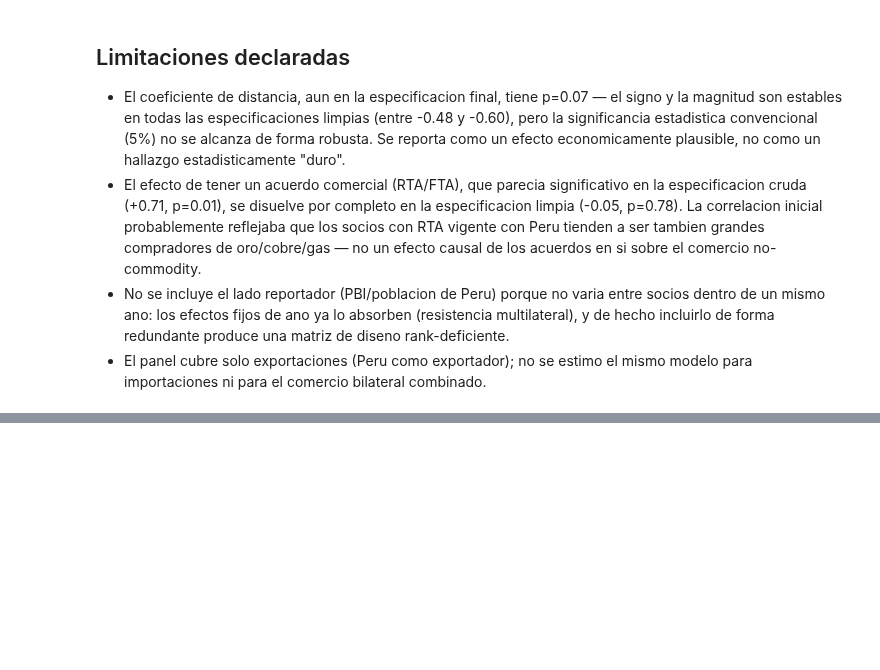
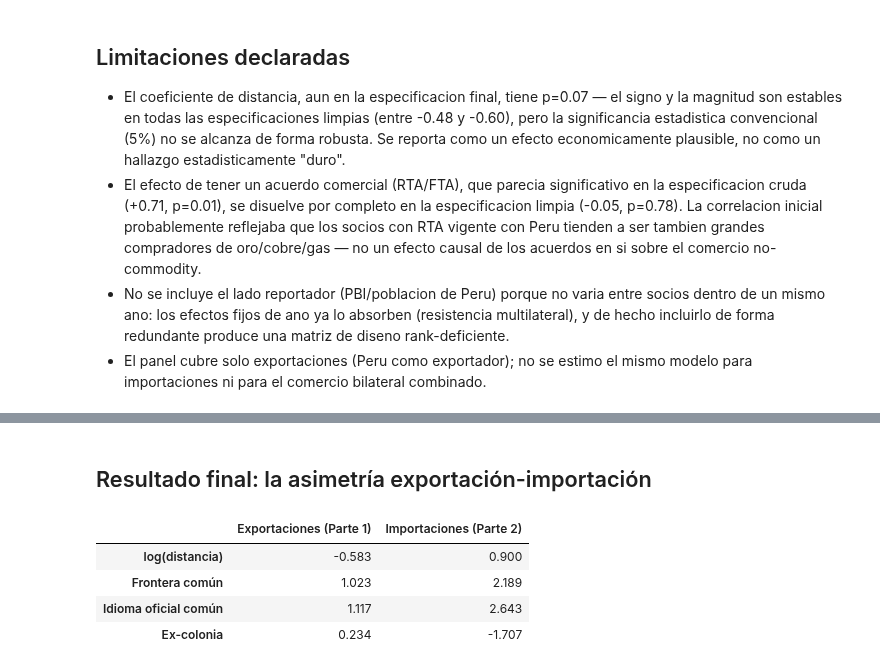
Before and after one commit to Treevu-ai/appsperu, a Jupyter notebook: investigaciones/gravedad-comercio-bilateral-peru/notebook/gravedad_comercio_peru.ipynb, the cells around one changed output, grey strips where cells are left out. Saved outputs shown, nothing was run; the diff lists cells and outputs as text; code cells hidden in the pictures; blank space fills up the shorter version.

```diff
--- a/investigaciones/gravedad-comercio-bilateral-peru/notebook/gravedad_comercio_peru.ipynb
+++ b/investigaciones/gravedad-comercio-bilateral-peru/notebook/gravedad_comercio_peru.ipynb
@@ -330,0 +443,5 @@ trayectoria
+# %%
+di2_base = dfi[~dfi["socio_iso3"].isin(HUBS_REEXPORTACION)].copy()
+mi3, ri3, di3 = ajustar_ppml(di2_base, "importa_usd_sin_commodities")
+print(mi3.summary())
+print(f"\npseudo-R2 = {ri3:.4f}")
@@ -330,0 +528,14 @@ trayectoria
+# %% [markdown]
+## Resultado final: la asimetría exportación-importación
+# %%
+comparacion = pd.DataFrame({
+    "Exportaciones (Parte 1)": [m3.params["log_dist"], m3.params["contig"], m3.params["comlang_off"], m3.params["colony"]],
+    "Importaciones (Parte 2)": [mi3.params["log_dist"], mi3.params["contig"], mi3.params["comlang_off"], mi3.params["colony"]],
+}, index=["log(distancia)", "Frontera común", "Idioma oficial común", "Ex-colonia"])
+comparacion.round(3)
+# %% [output]
+|  | Exportaciones (Parte 1) | Importaciones (Parte 2) |
+| log(distancia) | -0.583 | 0.900 |
+| Frontera común | 1.023 | 2.189 |
+| Idioma oficial común | 1.117 | 2.643 |
+| Ex-colonia | 0.234 | -1.707 |
```
Also changed, not shown: parts of 18 cells of this notebook, 11 other files.
